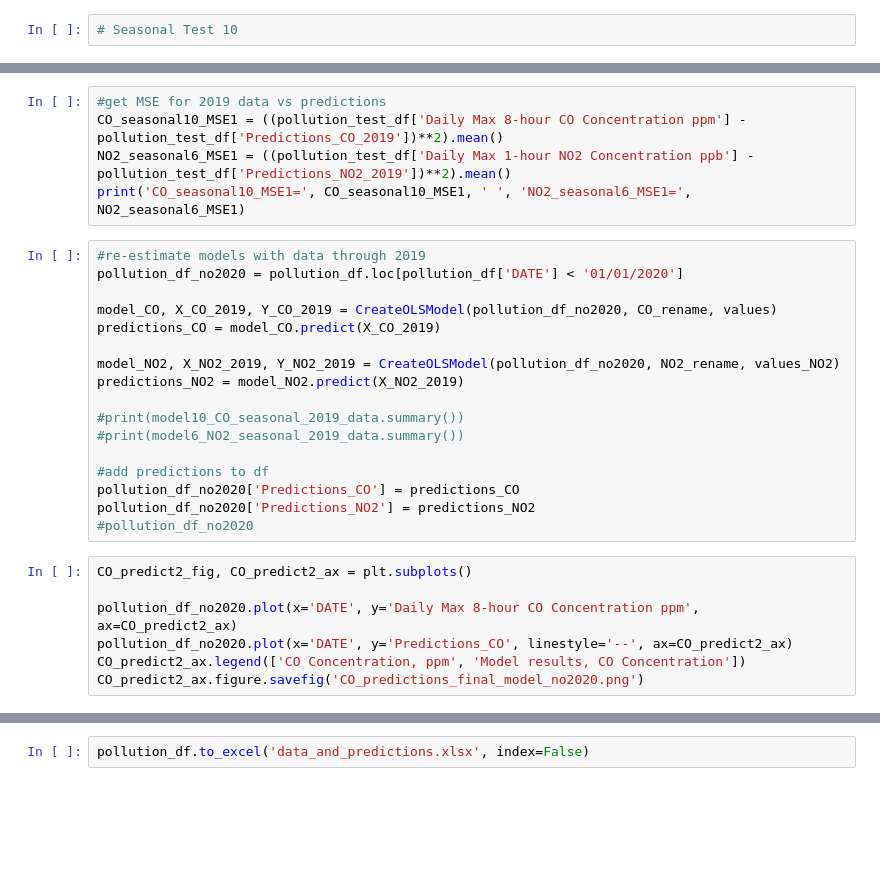
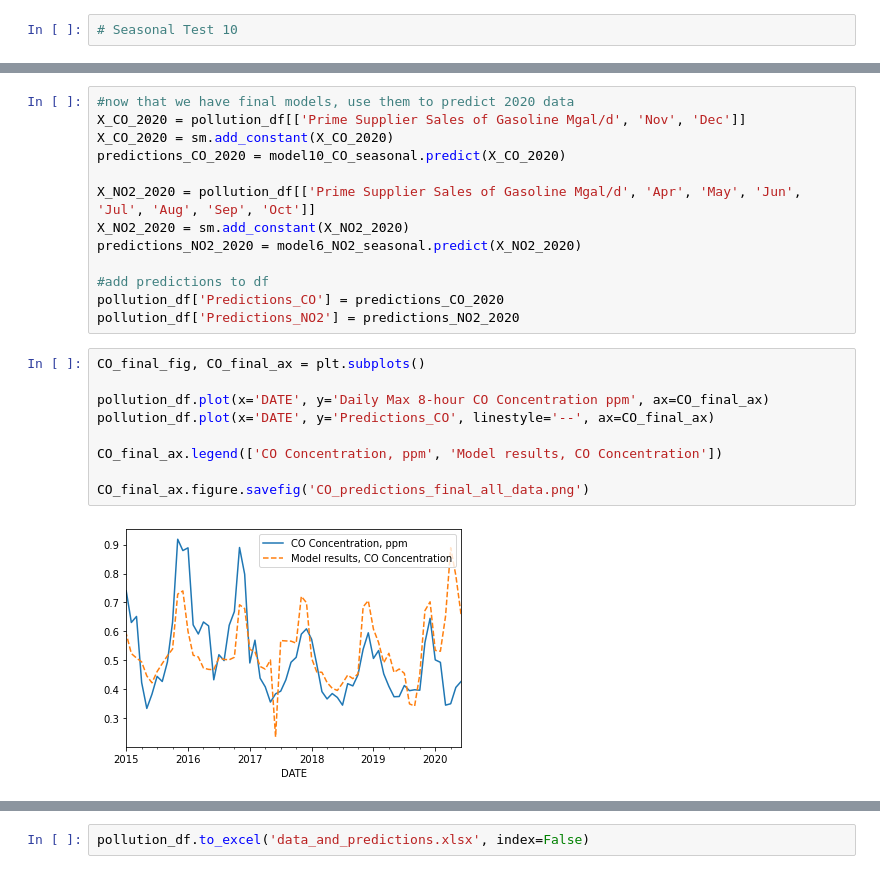
Before and after one commit to darbyna/COVID19PollutionProject, a Jupyter notebook: 601_project_covid19_air_pollution.ipynb, the cells around one changed output, grey strips where cells are left out. Saved outputs shown, nothing was run; the diff lists cells and outputs as text; blank space fills up the shorter version.

```diff
--- a/601_project_covid19_air_pollution.ipynb
+++ b/601_project_covid19_air_pollution.ipynb
@@ -356,30 +734,25 @@ NO2_predict_test_plt.figure.savefig('NO2_predictions_testing_set.png')
-# %%
-#get MSE for 2019 data vs predictions
-CO_seasonal10_MSE1 = ((pollution_test_df['Daily Max 8-hour CO Concentration ppm'] - pollution_test_df['Predictions_CO_2019'])**2).mean()
-NO2_seasonal6_MSE1 = ((pollution_test_df['Daily Max 1-hour NO2 Concentration ppb'] - pollution_test_df['Predictions_NO2_2019'])**2).mean()
-print('CO_seasonal10_MSE1=', CO_seasonal10_MSE1, ' ', 'NO2_seasonal6_MSE1=', NO2_seasonal6_MSE1)
-# %%
-#re-estimate models with data through 2019
-pollution_df_no2020 = pollution_df.loc[pollution_df['DATE'] < '01/01/2020']
-
-model_CO, X_CO_2019, Y_CO_2019 = CreateOLSModel(pollution_df_no2020, CO_rename, values)
-predictions_CO = model_CO.predict(X_CO_2019)
-
-model_NO2, X_NO2_2019, Y_NO2_2019 = CreateOLSModel(pollution_df_no2020, NO2_rename, values_NO2)
-predictions_NO2 = model_NO2.predict(X_NO2_2019)
-
-#print(model10_CO_seasonal_2019_data.summary())
-#print(model6_NO2_seasonal_2019_data.summary())
-
-#add predictions to df
-pollution_df_no2020['Predictions_CO'] = predictions_CO
-pollution_df_no2020['Predictions_NO2'] = predictions_NO2
-#pollution_df_no2020
+# %%
+#now that we have final models, use them to predict 2020 data
+X_CO_2020 = pollution_df[['Prime Supplier Sales of Gasoline Mgal/d', 'Nov', 'Dec']]
+X_CO_2020 = sm.add_constant(X_CO_2020)
+predictions_CO_2020 = model10_CO_seasonal.predict(X_CO_2020)
+
+X_NO2_2020 = pollution_df[['Prime Supplier Sales of Gasoline Mgal/d', 'Apr', 'May', 'Jun', 'Jul', 'Aug', 'Sep', 'Oct']]
+X_NO2_2020 = sm.add_constant(X_NO2_2020)
+predictions_NO2_2020 = model6_NO2_seasonal.predict(X_NO2_2020)
+
+#add predictions to df
+pollution_df['Predictions_CO'] = predictions_CO_2020
+pollution_df['Predictions_NO2'] = predictions_NO2_2020
 # %%
-CO_predict2_fig, CO_predict2_ax = plt.subplots()
+CO_final_fig, CO_final_ax = plt.subplots()
 
-pollution_df_no2020.plot(x='DATE', y='Daily Max 8-hour CO Concentration ppm', ax=CO_predict2_ax)
-pollution_df_no2020.plot(x='DATE', y='Predictions_CO', linestyle='--', ax=CO_predict2_ax)
-CO_predict2_ax.legend(['CO Concentration, ppm', 'Model results, CO Concentration'])
-CO_predict2_ax.figure.savefig('CO_predictions_final_model_no2020.png')
+pollution_df.plot(x='DATE', y='Daily Max 8-hour CO Concentration ppm', ax=CO_final_ax)
+pollution_df.plot(x='DATE', y='Predictions_CO', linestyle='--', ax=CO_final_ax)
+
+CO_final_ax.legend(['CO Concentration, ppm', 'Model results, CO Concentration'])
+
+CO_final_ax.figure.savefig('CO_predictions_final_all_data.png')
+# %% [output]
+[figure, added]
 # %%
```
Also changed, not shown: parts of 43 cells of this notebook.
